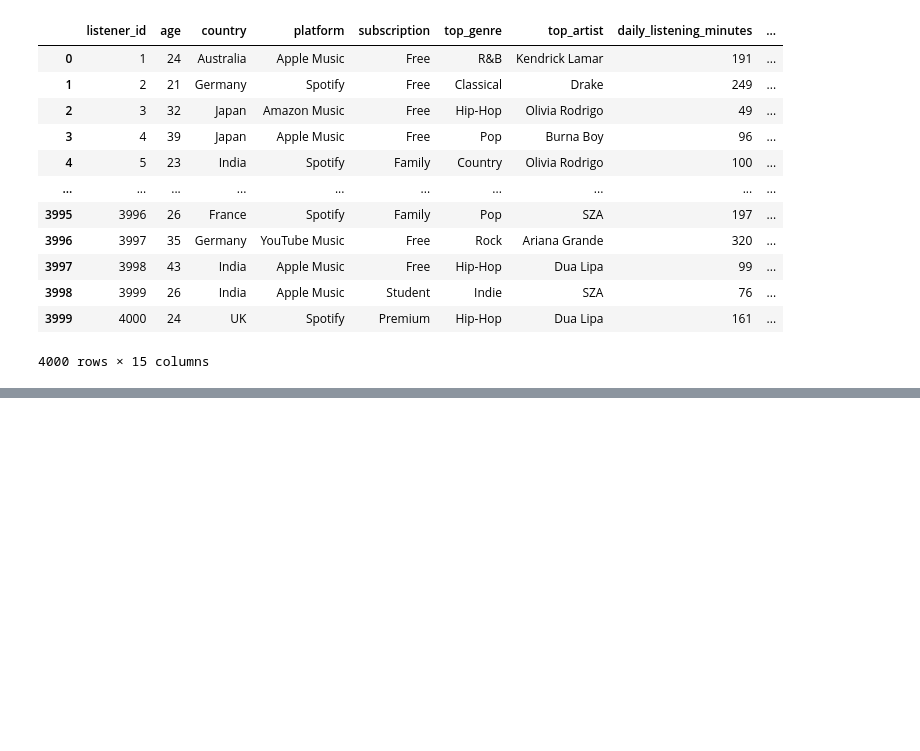
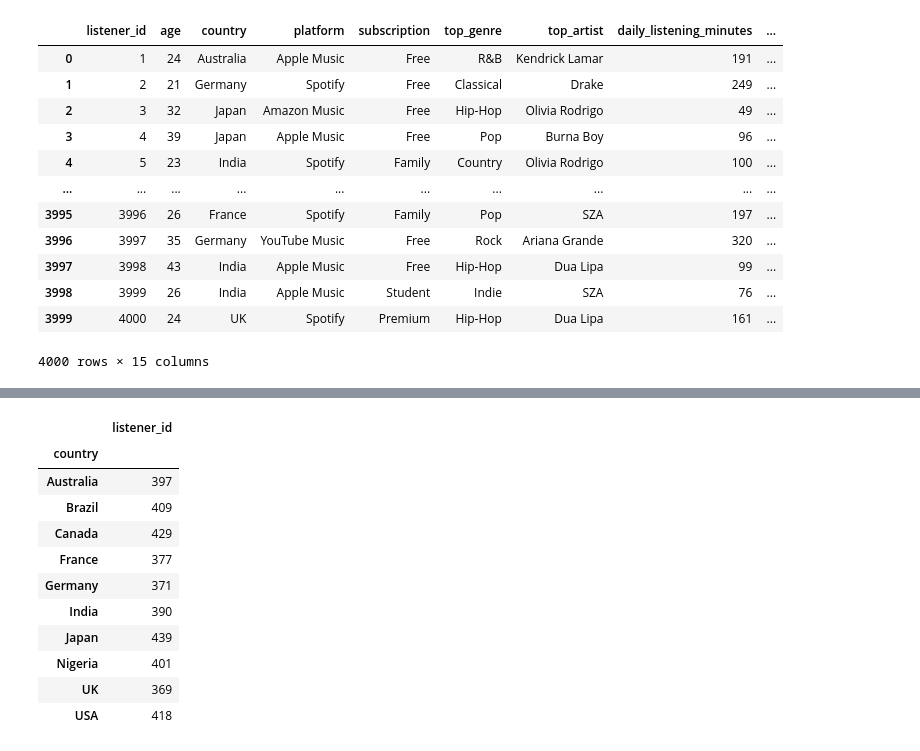
Before and after one commit to Sumit-Rajak99/pandas, a Jupyter notebook: 8_exercise.ipynb, the cells around one changed output, grey strips where cells are left out. Saved outputs shown, nothing was run; the diff lists cells and outputs as text; code cells hidden in the pictures; blank space fills up the shorter version.

```diff
--- a/8_exercise.ipynb
+++ b/8_exercise.ipynb
@@ -76,0 +149,16 @@ music
+# %%
+# 11
+music.groupby('country').agg({'listener_id':'count'})
+# %% [output]
+|  | listener_id |
+| country |  |
+| Australia | 397 |
+| Brazil | 409 |
+| Canada | 429 |
+| France | 377 |
+| Germany | 371 |
+| India | 390 |
+| Japan | 439 |
+| Nigeria | 401 |
+| UK | 369 |
+| USA | 418 |
```
Also changed, not shown: parts of 24 cells of this notebook, 3 other files.
